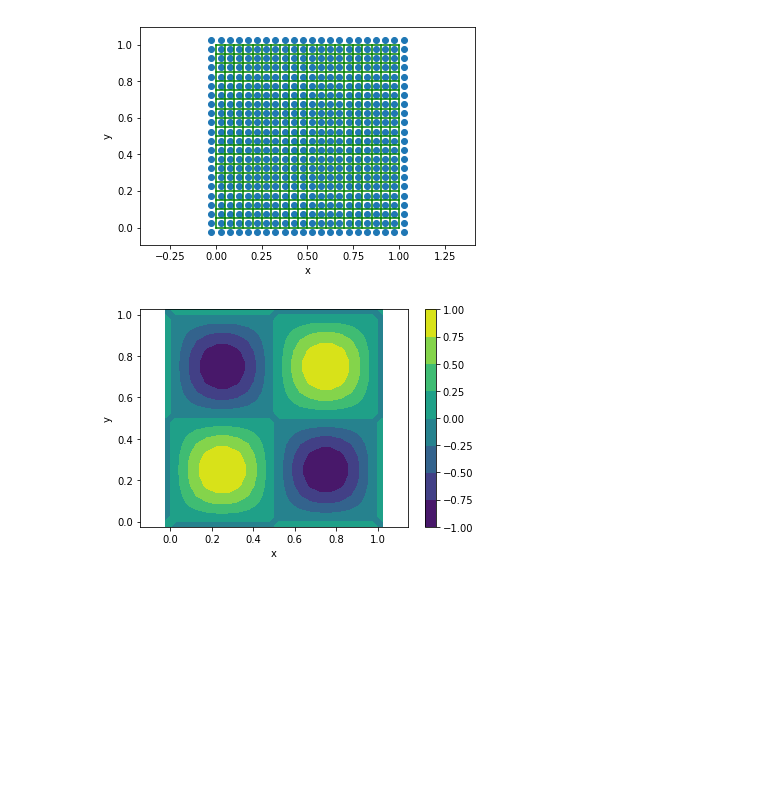
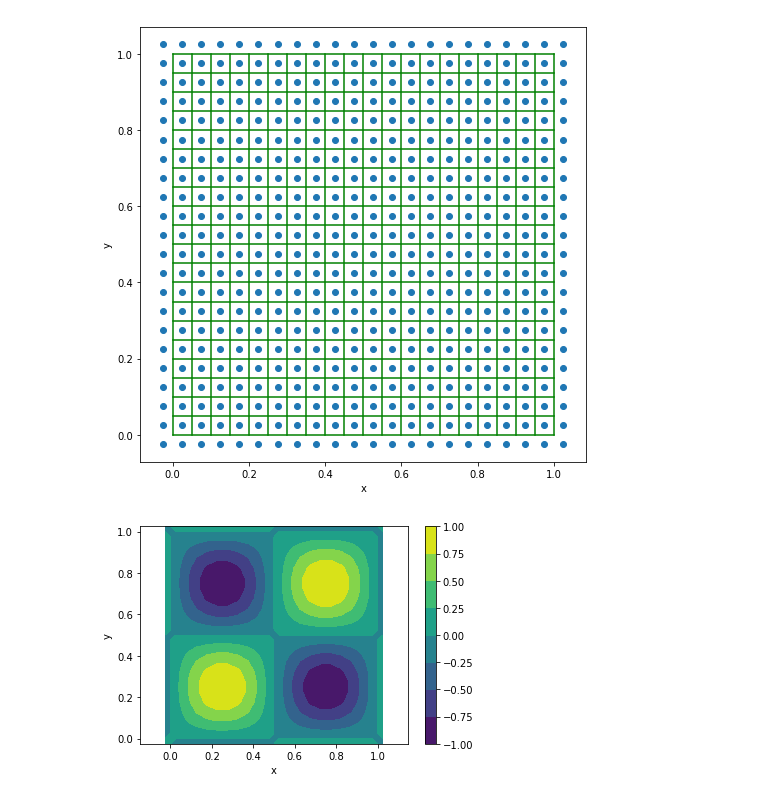
Before and after one commit to akashdhruv/FlowX, a Jupyter notebook: examples/poisson_simple.ipynb, the cells around one changed output. Drawn from its saved outputs; the diff is of its cells as text; code cells hidden in the pictures; blank space fills up the shorter version.

```diff
--- a/examples/poisson_simple.ipynb
+++ b/examples/poisson_simple.ipynb
@@ -24,14 +29,15 @@ y_center = numpy.linspace(ymin-dy/2,ymax+dy/2,ny+2)
 x_mesh,y_mesh = numpy.meshgrid(x_edge,y_edge)
 x_cell,y_cell = numpy.meshgrid(x_center,y_center)
 # %%
-pyplot.figure()
+# plot mesh to visualize how cell edges (green grid lines) and cell-centers (blue dots) are located
+pyplot.figure(figsize=(8,8))
 pyplot.xlabel('x')
 pyplot.ylabel('y')
 pyplot.plot(x_mesh,y_mesh,'g')
 pyplot.plot(x_mesh.T,y_mesh.T,'g')
 pyplot.scatter(x_cell,y_cell)
 pyplot.axis('equal')
 pyplot.show()
 # %% [output]
-[figure, old version]
+[figure, new version]
 # %%
```
Also changed, not shown: parts of 16 cells of this notebook.
